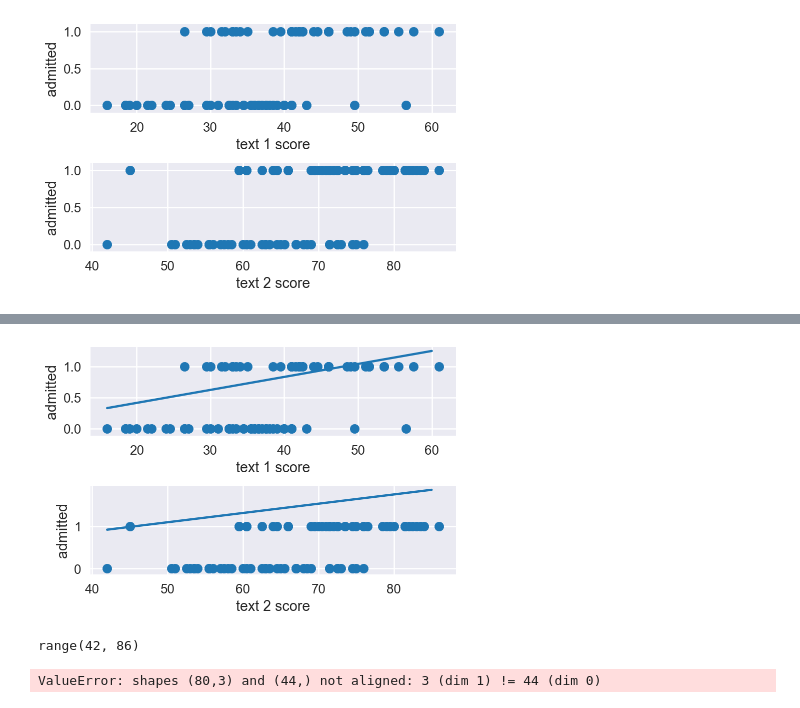
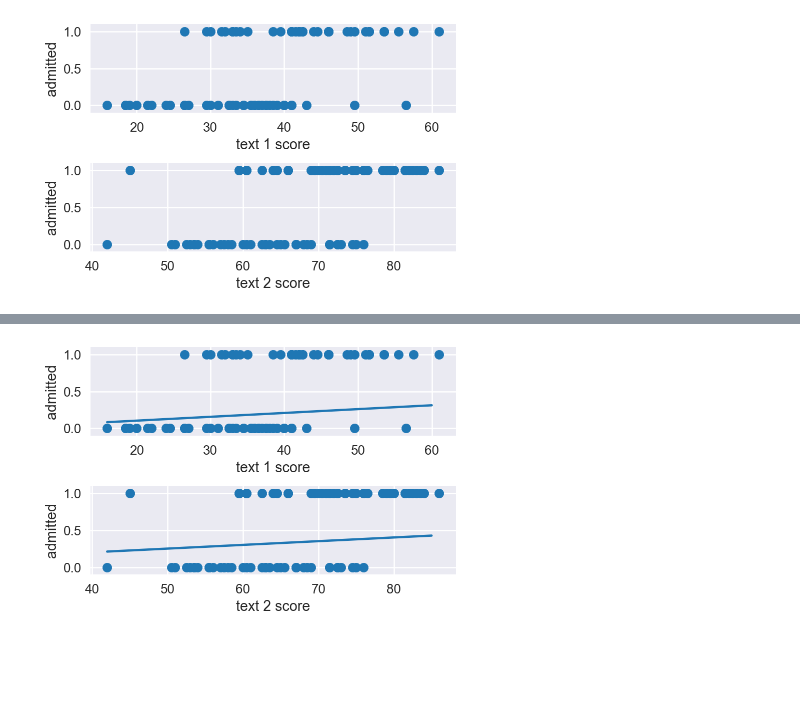
Before and after one commit to sameerank/data-science-interview-prep, a Jupyter notebook: ml/logistic regression.ipynb, the cells around one changed output, grey strips where cells are left out. Saved outputs shown, nothing was run; the diff lists cells and outputs as text; code cells hidden in the pictures; blank space fills up the shorter version.

Commit message:
More motivation for logistic regression

```diff
--- a/ml/logistic regression.ipynb
+++ b/ml/logistic regression.ipynb
@@ -43,8 +43,3 @@ plt.tight_layout()
 plt.show()
 # %% [output]
 [figure]
-# %%
-from sklearn.linear_model import LinearRegression
-lr = LinearRegression()
-lr.fit(exam_scores_df, admitted_df)
-thetas = lr.coef_[0]
@@ -56,0 +46,36 @@ params = results.params
+# %%
+def hypothesis(thetas, xs):
+    return np.dot(thetas, xs)
+
+def cost_function(thetas, xs, ys):
+    m = len(xs)
+    return (1 / (2 * m)) * sum((np.array(ys) - hypothesis(thetas, xs))**2)
+
+def gradient_descent_update(thetas, xs, ys):
+    learning_rate = 0.000001
+    m = len(xs)
+    new_thetas = np.empty(len(thetas))
+    for j, theta in enumerate(thetas):
+        new_thetas[j] = theta - (learning_rate * (1 / m) * sum((hypothesis(thetas, xs) - ys) * xs[j]))
+    return new_thetas
+
+def minimize(*args, **kwargs):
+    ys = kwargs['ys']
+    xs = [np.ones(len(ys))]
+    for arg in args:
+        xs.append(arg)
+    xs = np.array(xs)
+    costs = []
+    input_thetas = kwargs.get('thetas')
+    thetas = input_thetas if input_thetas is not None else np.zeros(len(xs))
+    for i in range(100):
+        costs.append(cost_function(thetas, xs, ys))
+        thetas = gradient_descent_update(thetas, xs, ys)
+    return {'costs': costs, 'thetas': thetas}
+# %%
+exam_one_xs, exam_two_xs, ys = df.values.T
+result = minimize(exam_one_xs, exam_two_xs, ys=ys)
+plt.plot(result['costs'])
+plt.xlabel('iteration')
+plt.ylabel('cost')
+plt.show()
@@ -57,32 +84,20 @@ params = results.params
 # %%
 plt.subplot(211)
 plt.scatter(x=df.exam_one, y=df.admitted)
 line_xs = range(int(df.exam_one.min()), int(df.exam_one.max()))
-line_ys = [((x*params.exam_one) + params.const) for x in line_xs]
+line_ys = [((x*result['thetas'][1]) + result['thetas'][0]) for x in line_xs]
 plt.plot(line_xs, line_ys)
 plt.xlabel('text 1 score')
 plt.ylabel('admitted')
 
 plt.subplot(212)
 plt.scatter(x=df.exam_two, y=df.admitted)
 line_xs = range(int(df.exam_two.min()), int(df.exam_two.max()))
-line_ys = [((x*params.exam_two) + params.const) for x in line_xs]
+line_ys = [((x*result['thetas'][2]) + result['thetas'][0]) for x in line_xs]
 plt.plot(line_xs, line_ys)
 plt.xlabel('text 2 score')
 plt.ylabel('admitted')
 plt.tight_layout()
 plt.show()
 # %% [output]
-[figure, old version]
+[figure, new version]
-# %%
-range(int(df.exam_two.min()), int(df.exam_two.max()))
-# %% [output]
-range(42, 86)
-# %%
-# Make data.
-X = np.arange(int(df.exam_one.min()), int(df.exam_one.max()))
-# Y = np.arange(int(df.exam_two.min()), int(df.exam_two.max()))
-# X, Y = np.meshgrid(X, Y)
-model.predict(line_xs)
-# %% [output]
-ValueError: shapes (80,3) and (44,) not aligned: 3 (dim 1) != 44 (dim 0)
```
Also changed, not shown: parts of 10 cells of this notebook, 1 other file.
